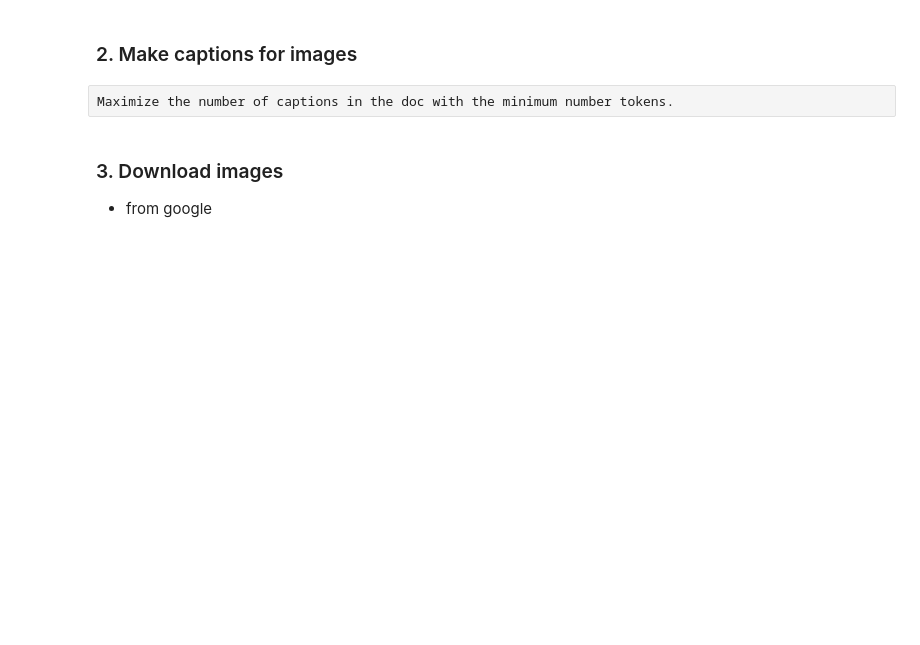
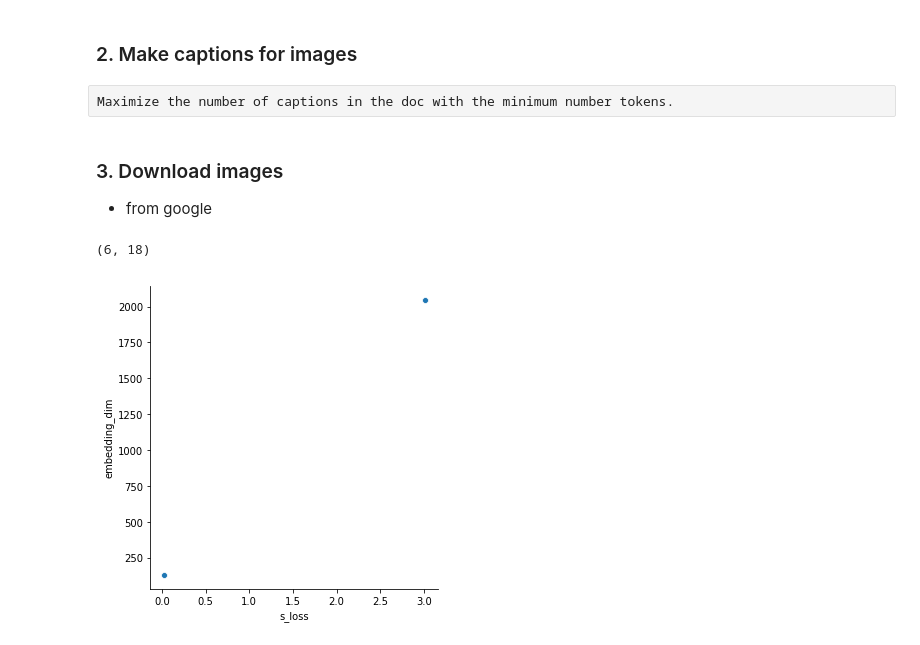
Before and after one commit to gryBox/AttnGAN, a Jupyter notebook: Get-Data.ipynb, the cells around one changed output. Drawn from its saved outputs; the diff is of its cells as text; code cells hidden in the pictures; blank space fills up the shorter version.

```diff
--- a/Get-Data.ipynb
+++ b/Get-Data.ipynb
@@ -405,3 +405,13 @@ fileCombo_lst = list(itertools.product(txtDirFileNm_lst,imgDirFileNm_lst))
 # # #     shutil.copyfile(imgFile, dst)
 
 # # new_list
+# %%
+import seaborn as sns
+df = pd.read_csv("RUNS.csv")
+df.shape
+# %% [output]
+(6, 18)
+# %%
+sns.relplot(x="s_loss", y="embedding_dim", data=df);
+# %% [output]
+[figure, added]
```
Also changed, not shown: 5 other files.
